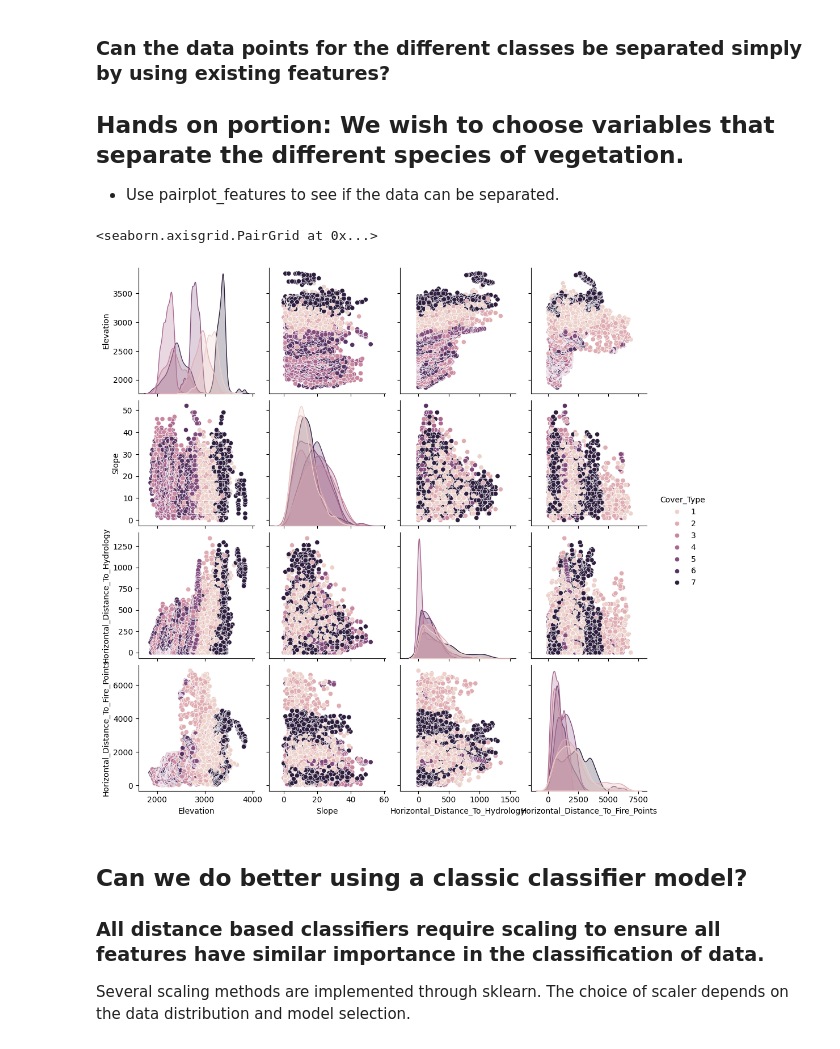
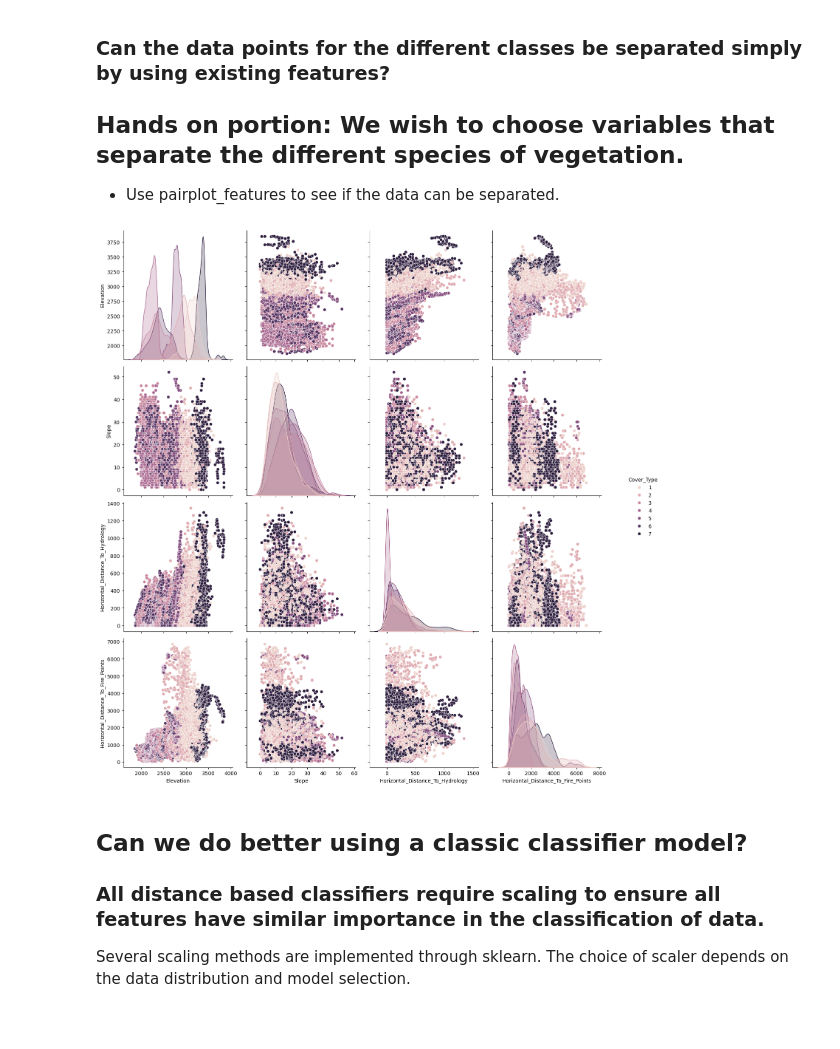
Before and after one commit to DempseyRogers/HandsOnExample, a Jupyter notebook: Model/model.ipynb, the cells around one changed output. Drawn from its saved outputs; the diff is of its cells as text; code cells hidden in the pictures.

```diff
--- a/Model/model.ipynb
+++ b/Model/model.ipynb
@@ -88,26 +89,29 @@ hist_plotter(df, metrics)
 # %%
 # df.keys()==['Elevation', 'Aspect', 'Slope', 'Horizontal_Distance_To_Hydrology',
 #        'Vertical_Distance_To_Hydrology', 'Horizontal_Distance_To_Roadways',
 #        'Hillshade_9am', 'Hillshade_Noon', 'Hillshade_3pm',
 #        'Horizontal_Distance_To_Fire_Points', 'Wilderness_Area1',
 #        'Wilderness_Area2', 'Wilderness_Area3', 'Wilderness_Area4',
 #        'Soil_Type1', 'Soil_Type2', 'Soil_Type3', 'Soil_Type4', 'Soil_Type5',
 #        'Soil_Type6', 'Soil_Type7', 'Soil_Type8', 'Soil_Type9', 'Soil_Type10',
 #        'Soil_Type11', 'Soil_Type12', 'Soil_Type13', 'Soil_Type14',
 #        'Soil_Type15', 'Soil_Type16', 'Soil_Type17', 'Soil_Type18',
 #        'Soil_Type19', 'Soil_Type20', 'Soil_Type21', 'Soil_Type22',
 #        'Soil_Type23', 'Soil_Type24', 'Soil_Type25', 'Soil_Type26',
 #        'Soil_Type27', 'Soil_Type28', 'Soil_Type29', 'Soil_Type30',
 #        'Soil_Type31', 'Soil_Type32', 'Soil_Type33', 'Soil_Type34',
 #        'Soil_Type35', 'Soil_Type36', 'Soil_Type37', 'Soil_Type38',
 #        'Soil_Type39', 'Soil_Type40', 'Cover_Type']
 
+
+
+
 pairplot_features=['Elevation', 'Slope', 'Horizontal_Distance_To_Hydrology', 'Horizontal_Distance_To_Fire_Points', 'Cover_Type']
 
-sns.pairplot(df[pairplot_features].head(10000), hue='Cover_Type')
+p=sns.pairplot(df[pairplot_features].head(10000), hue='Cover_Type')
+p.fig.set_size_inches(15.75, 15.75)
 # %% [output]
-<seaborn.axisgrid.PairGrid at 0x...>
-[figure, old version]
+[figure, new version]
 # %% [markdown]
 ## Can we do better using a classic classifier model?
 ### All distance based classifiers require scaling to ensure all features have similar importance in the classification of data.
```
Also changed, not shown: parts of 3 cells of this notebook.
